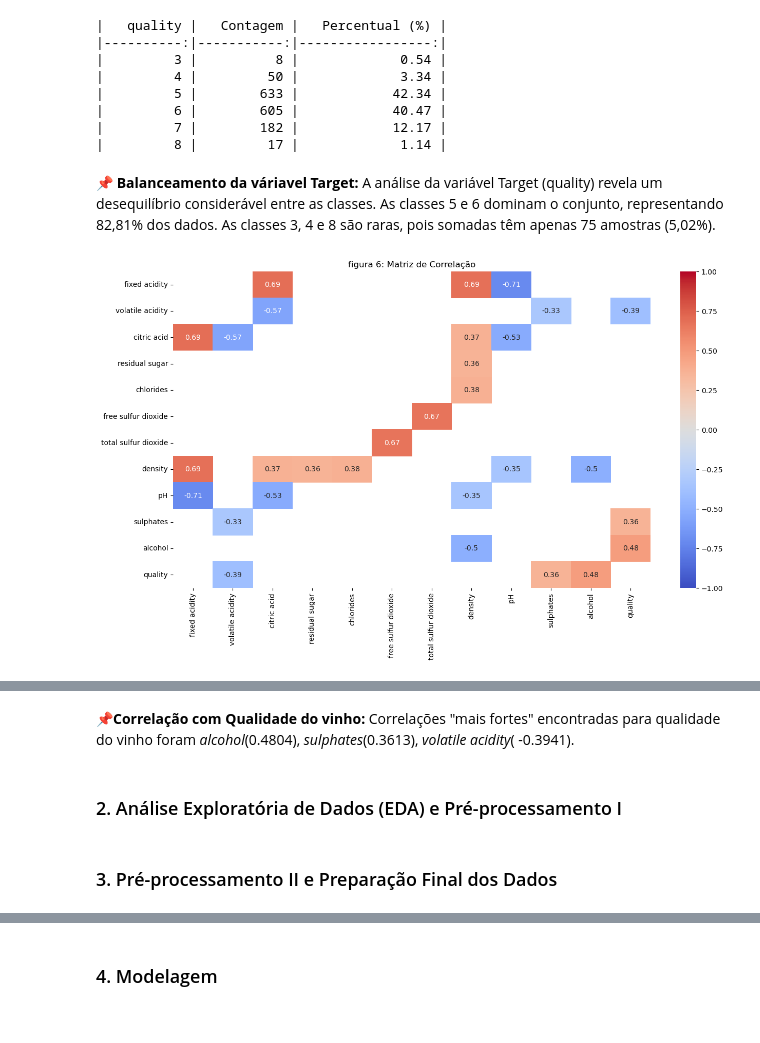
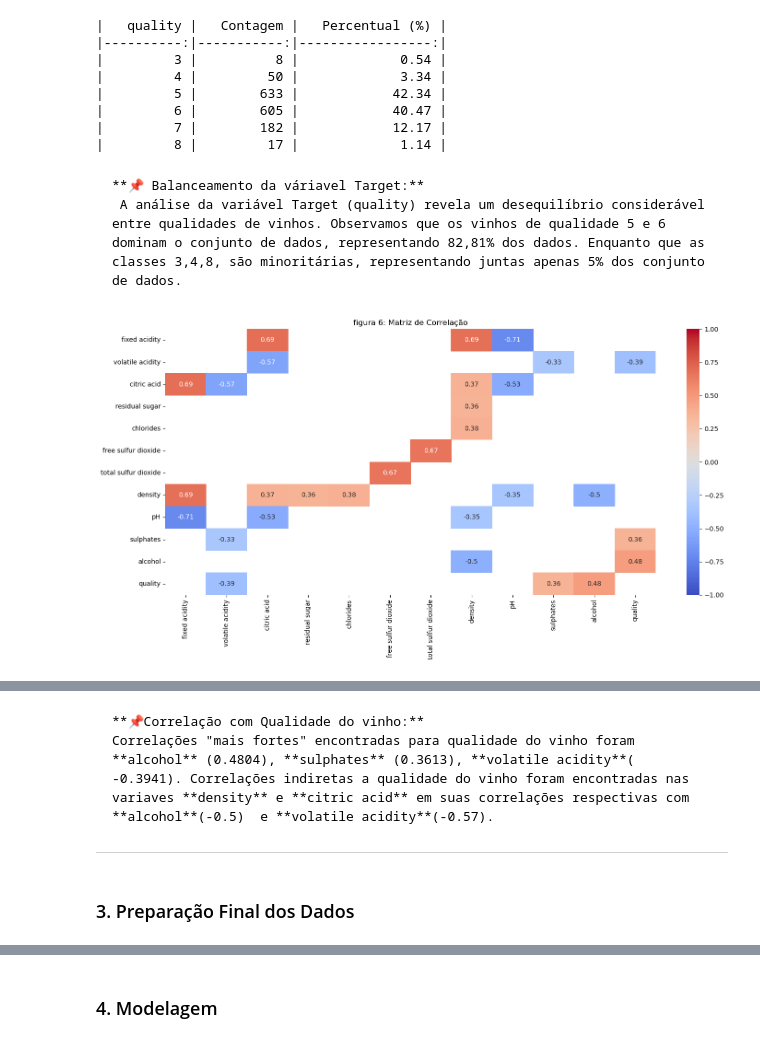
Before and after one commit to albertoakel/EBAC, a Jupyter notebook: notebook/Atividade_modulo32_Random_Florest_Albertoakel.ipynb, the cells around one changed output, grey strips where cells are left out. Drawn from its saved outputs; the diff is of its cells as text; code cells hidden in the pictures.

````diff
--- a/notebook/Atividade_modulo32_Random_Florest_Albertoakel.ipynb
+++ b/notebook/Atividade_modulo32_Random_Florest_Albertoakel.ipynb
@@ -260,20 +219,25 @@ print(resumo.to_markdown())
 |         7 |        182 |            12.17 |
 |         8 |         17 |             1.14 |
 # %% [markdown]
+```markdown
 **📌 Balanceamento da váriavel Target:**
- A análise da variável Target (quality) revela um desequilíbrio considerável entre as classes. As classes 5 e 6 dominam o conjunto, representando 82,81% dos dados. As classes 3, 4 e 8 são raras, pois somadas têm apenas 75 amostras (5,02%).
+ A análise da variável Target (quality) revela um desequilíbrio considerável entre qualidades de vinhos. Observamos que os vinhos de qualidade 5 e 6 dominam o conjunto de dados, representando 82,81% dos dados. Enquanto que as classes 3,4,8, são minoritárias, representando juntas apenas 5% dos conjunto de dados.
+ ```
 # %%
 correlation_matrix = df2.corr()
 # Exibir apenas valores >|0.15| & ignorar correlaca 1.
 dfcm=correlation_matrix
 dfcm[(dfcm < 0.3)&(dfcm > -0.3)] = pd.NA
 dfcm[dfcm >=0.99] = pd.NA
 
 plt.figure(figsize=(15, 8))
 sns.heatmap(dfcm, annot=True, cmap='coolwarm', vmin=-1, vmax=1)
 plt.title('figura 6: Matriz de Correlação')
+plt.tight_layout(rect=[0.0, 0, 1, 0.96])
+
 plt.show()
 
-dfcm
+# Atribuição de novo dataframe com variaveis mais correlacionadas com a qualidade do vinho(target)
+df3=df2[['alcohol','sulphates','volatile acidity','density','citric acid']]
 # %% [output]
-[figure, old version]
+[figure, new version]
@@ -293,7 +244,8 @@ dfcm
 # %% [markdown]
+```markdown
 **📌Correlação com Qualidade do vinho:**
-Correlações "mais fortes" encontradas para qualidade do vinho foram *alcohol*(0.4804), *sulphates*(0.3613), *volatile acidity*( -0.3941).
+Correlações "mais fortes" encontradas para qualidade do vinho foram **alcohol** (0.4804), **sulphates** (0.3613), **volatile acidity**( -0.3941). Correlações indiretas a qualidade do vinho foram encontradas nas variaves **density** e **citric acid** em suas correlações respectivas com **alcohol**(-0.5)  e **volatile acidity**(-0.57).
+```
+---
-# %% [markdown]
-### 2. Análise Exploratória de Dados (EDA) e Pré-processamento I
 # %% [markdown]
-### 3. Pré-processamento II e Preparação Final dos Dados
+### 3. Preparação Final dos Dados
````
Also changed, not shown: parts of 16 cells of this notebook.
